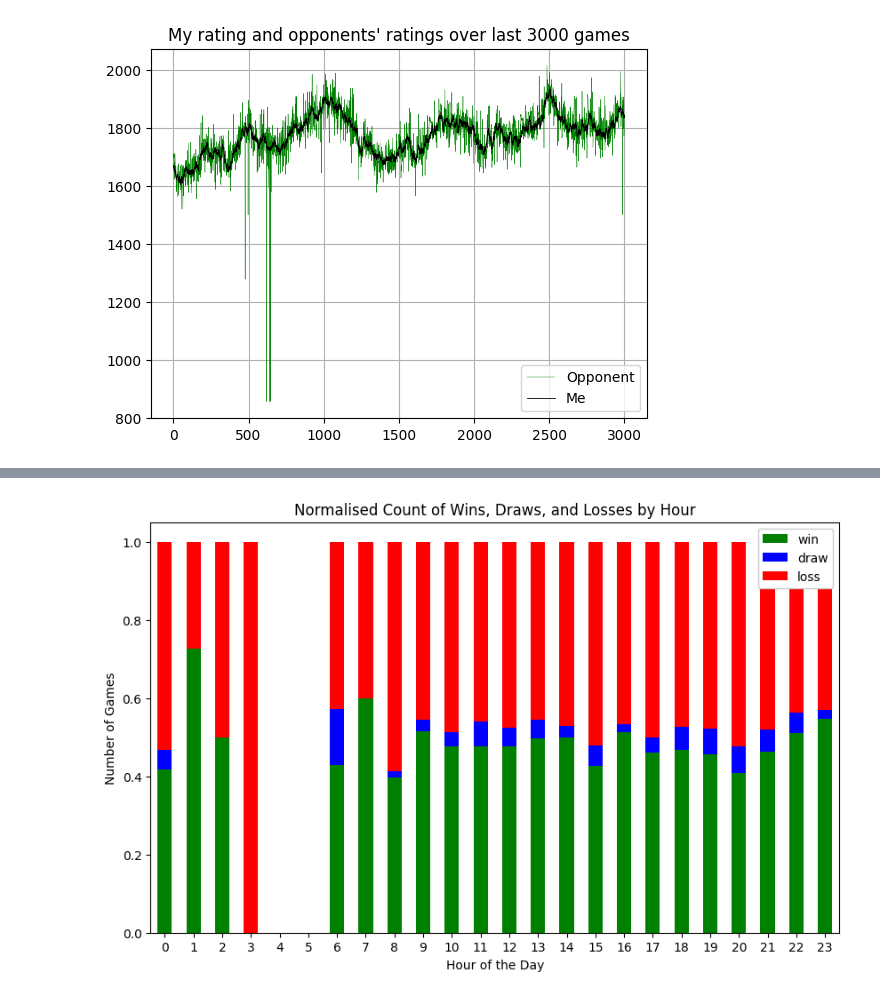
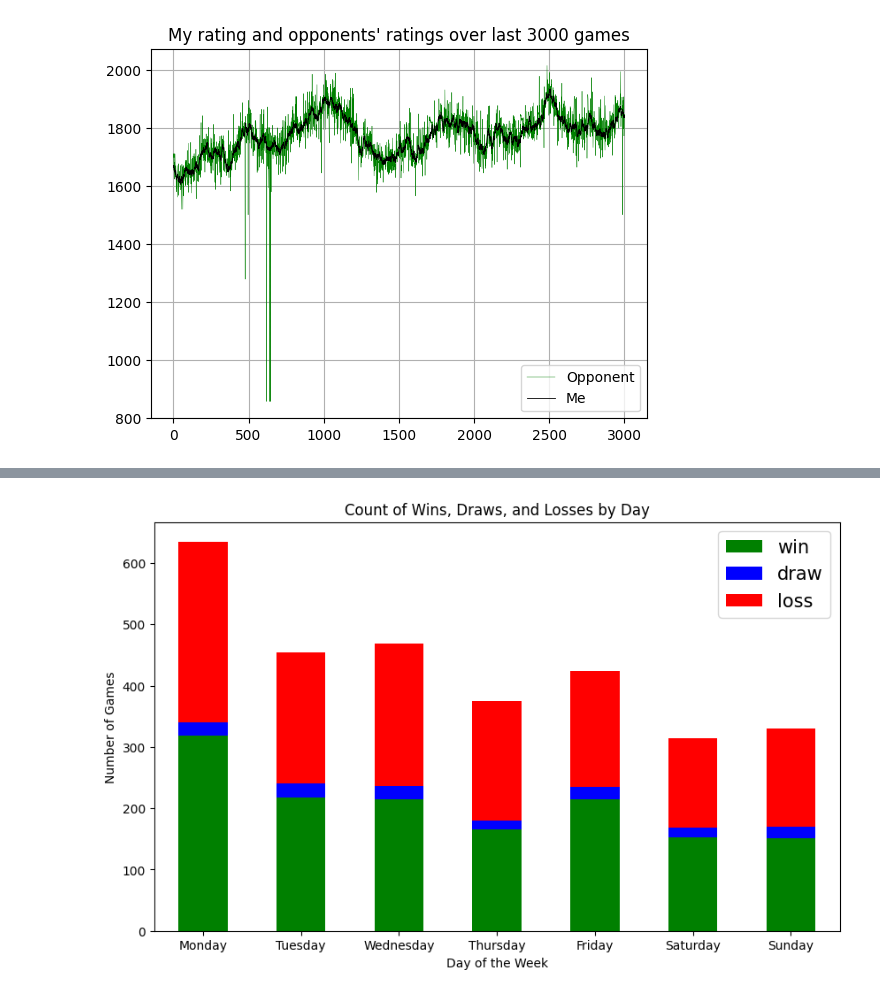
Before and after one commit to Gary-Carroll/Chess-Analysis, a Jupyter notebook: Chess.ipynb, the cells around one changed output, grey strips where cells are left out. Saved outputs shown, nothing was run; the diff lists cells and outputs as text; code cells hidden in the pictures.

```diff
--- a/Chess.ipynb
+++ b/Chess.ipynb
@@ -224,14 +233,13 @@ plt.show()
-# %%
-df = pd.DataFrame(hour_dict).T
-df[['win', 'draw', 'loss']] = df[['win', 'draw', 'loss']].div(df['total'], axis=0)
-
-fig, ax = plt.subplots(figsize=(10, 6))
-df[['win', 'draw', 'loss']].plot(kind='bar', stacked=True, ax=ax, color=['green', 'blue', 'red'])
-plt.xlabel("Hour of the Day")
-plt.xticks(rotation=0)
-plt.ylabel("Number of Games")
-plt.title("Normalised Count of Wins, Draws, and Losses by Hour")
-plt.legend(framealpha=1)
-plt.show()
-# %% [output]
-[figure, removed]
+# %%
+df = pd.DataFrame(day_dict).T
+
+fig, ax = plt.subplots(figsize=(10, 6))
+df[['win', 'draw', 'loss']].plot(kind='bar', stacked=True, ax=ax, color=['green', 'blue', 'red'])
+plt.xlabel("Day of the Week")
+plt.xticks(rotation=0)
+plt.ylabel("Number of Games")
+plt.legend(fontsize=15)
+plt.title("Count of Wins, Draws, and Losses by Day")
+plt.show()
+# %% [output]
+[figure, added]
```
Also changed, not shown: parts of 10 cells of this notebook.
